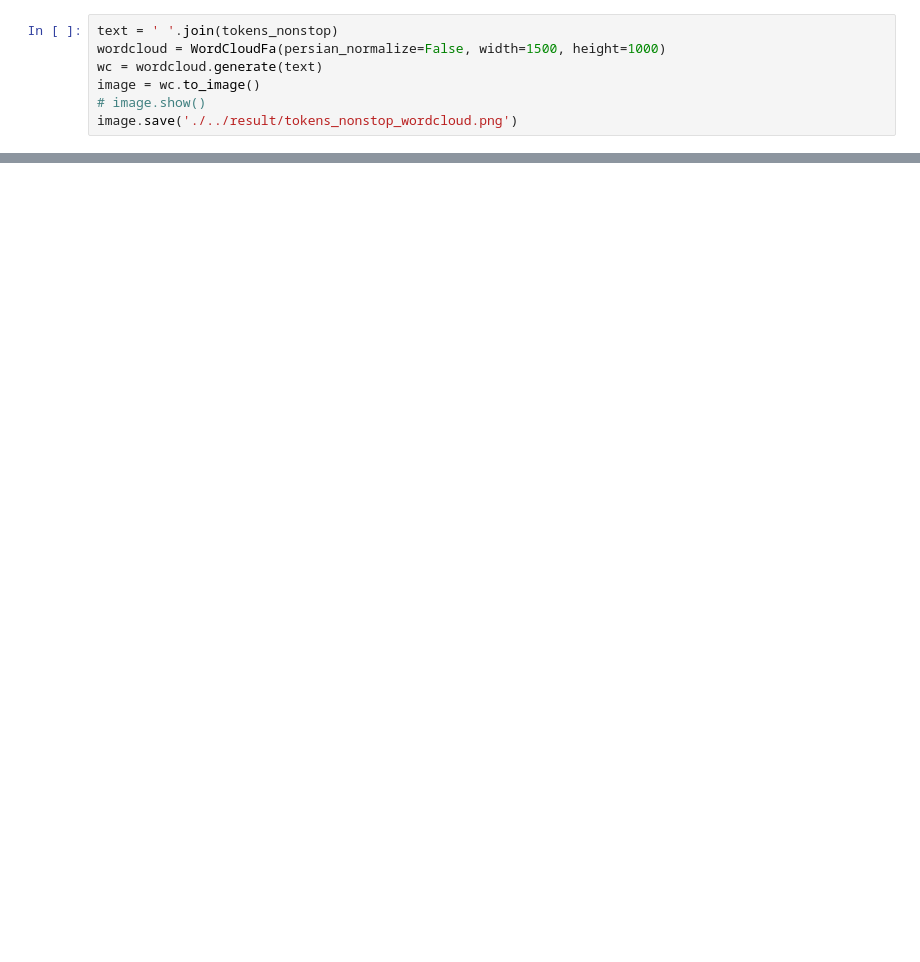
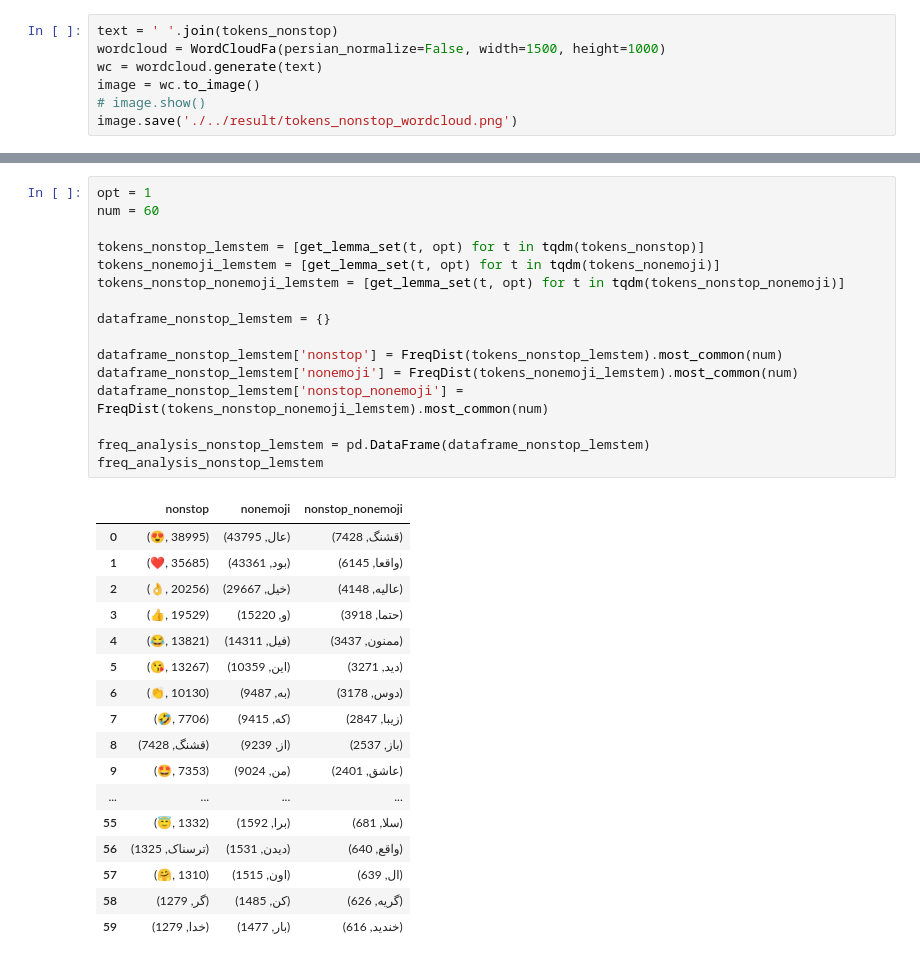
Before and after one commit to MMovasaghi/nlp, a Jupyter notebook: hw1/code/Untitled.ipynb, the cells around one changed output, grey strips where cells are left out. Saved outputs shown, nothing was run; the diff lists cells and outputs as text; blank space fills up the shorter version.

```diff
--- a/hw1/code/Untitled.ipynb
+++ b/hw1/code/Untitled.ipynb
@@ -739,0 +786,34 @@ image.save('./../result/tokens_nonstop_nonemoji_wordcloud.png')
+# %%
+opt = 1
+num = 60
+
+tokens_nonstop_lemstem = [get_lemma_set(t, opt) for t in tqdm(tokens_nonstop)]
+tokens_nonemoji_lemstem = [get_lemma_set(t, opt) for t in tqdm(tokens_nonemoji)]
+tokens_nonstop_nonemoji_lemstem = [get_lemma_set(t, opt) for t in tqdm(tokens_nonstop_nonemoji)]
+
+dataframe_nonstop_lemstem = {}
+
+dataframe_nonstop_lemstem['nonstop'] = FreqDist(tokens_nonstop_lemstem).most_common(num)
+dataframe_nonstop_lemstem['nonemoji'] = FreqDist(tokens_nonemoji_lemstem).most_common(num)
+dataframe_nonstop_lemstem['nonstop_nonemoji'] = FreqDist(tokens_nonstop_nonemoji_lemstem).most_common(num)
+
+freq_analysis_nonstop_lemstem = pd.DataFrame(dataframe_nonstop_lemstem)
+freq_analysis_nonstop_lemstem
+# %% [output]
+|  | nonstop | nonemoji | nonstop_nonemoji |
+| 0 | (😍, 38995) | (عال, 43795) | (قشنگ, 7428) |
+| 1 | (❤, 35685) | (بود, 43361) | (واقعا, 6145) |
+| 2 | (👌, 20256) | (خیل, 29667) | (عالیه, 4148) |
+| 3 | (👍, 19529) | (و, 15220) | (حتما, 3918) |
+| 4 | (😂, 13821) | (فیل, 14311) | (ممنون, 3437) |
+| 5 | (😘, 13267) | (این, 10359) | (دید, 3271) |
+| 6 | (👏, 10130) | (به, 9487) | (دوس, 3178) |
+| 7 | (🤣, 7706) | (که, 9415) | (زیبا, 2847) |
+| 8 | (قشنگ, 7428) | (از, 9239) | (باز, 2537) |
+| 9 | (🤩, 7353) | (من, 9024) | (عاشق, 2401) |
+| ... | ... | ... | ... |
+| 55 | (😇, 1332) | (برا, 1592) | (سلا, 681) |
+| 56 | (ترسناک, 1325) | (دیدن, 1531) | (واقع, 640) |
+| 57 | (🤗, 1310) | (اون, 1515) | (ال, 639) |
+| 58 | (گر, 1279) | (کن, 1485) | (گریه, 626) |
+| 59 | (خدا, 1279) | (بار, 1477) | (خندید, 616) |
```
Also changed, not shown: parts of 26 cells of this notebook.
